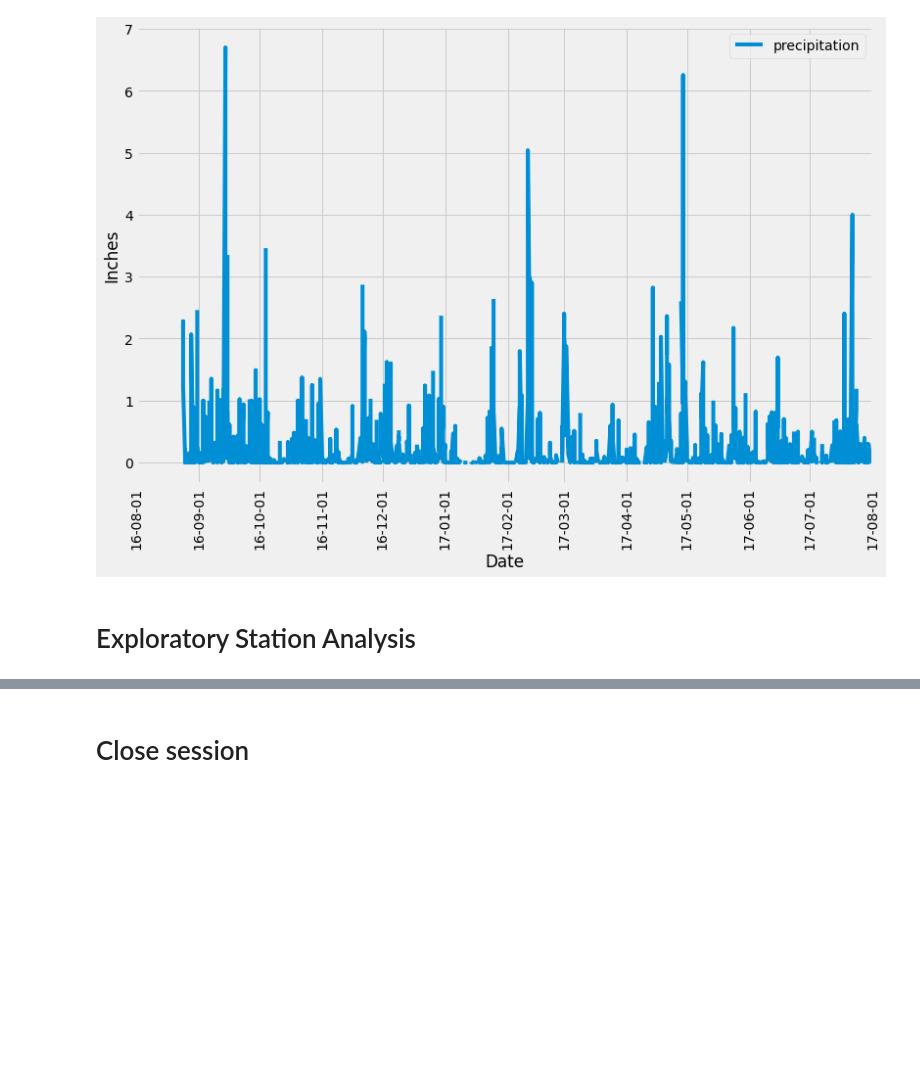
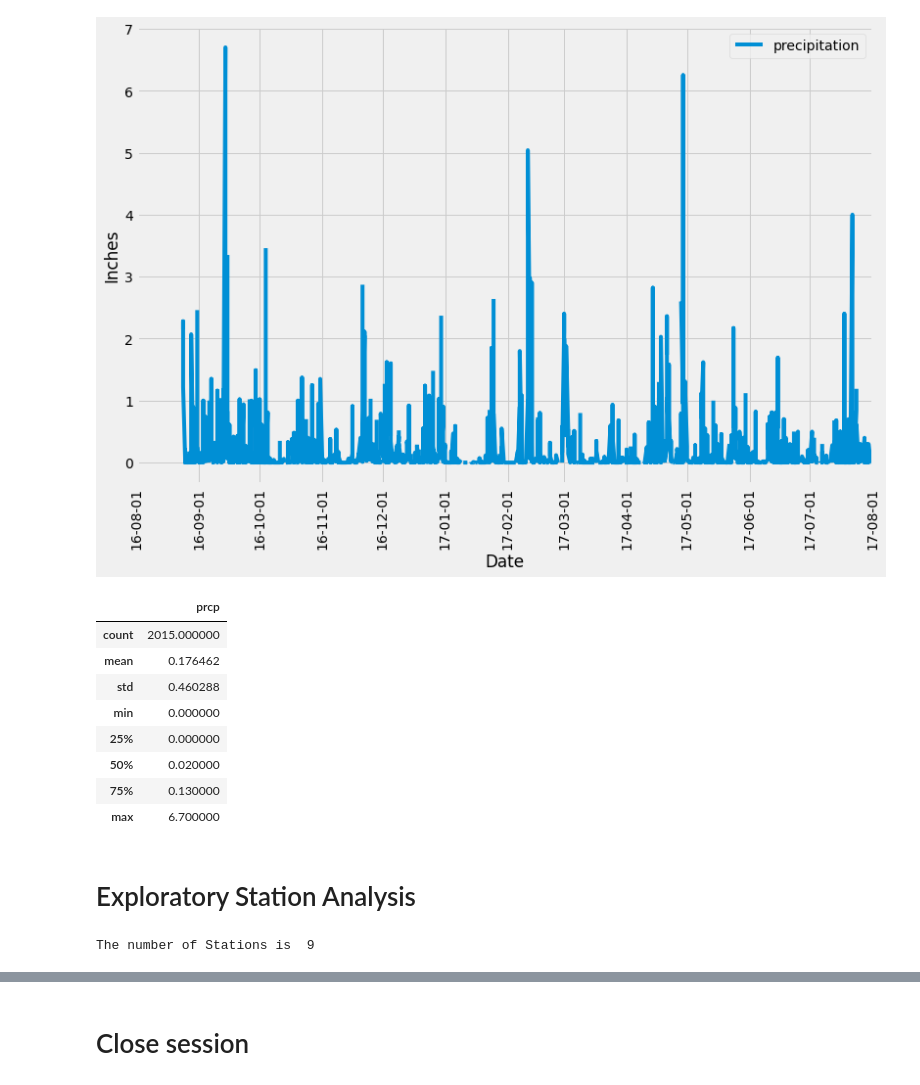
Before and after one commit to usa4148/sqlalchemy-challenge, a Jupyter notebook: climate_starter.ipynb, the cells around one changed output, grey strips where cells are left out. Cells and saved outputs as stored; diff of their text form; code cells hidden in the pictures; blank space fills up the shorter version.

```diff
--- a/climate_starter.ipynb
+++ b/climate_starter.ipynb
@@ -103,4 +117,27 @@ plt.show();
+# %%
+# Use Pandas to calcualte the summary statistics for the precipitation data
+sorted_dfres.describe()
+#query2 = session.query(Measurement).order_by(Measurement.date())
+#results2 = session.query(Measurement.station, Measurement.date, Measurement.prcp)
+#measure_df = pd.read_sql(results2.statement, results2.session.bind)
+#grouped_measure_df = measure_df.groupby(['station'],['date'])
+#grouped_measure_df
+sorted_dfres.describe()
+# %% [output]
+|  | prcp |
+| count | 2015.000000 |
+| mean | 0.176462 |
+| std | 0.460288 |
+| min | 0.000000 |
+| 25% | 0.000000 |
+| 50% | 0.020000 |
+| 75% | 0.130000 |
+| max | 6.700000 |
 # %% [markdown]
 # Exploratory Station Analysis
 # %%
 # Design a query to calculate the total number stations in the dataset
+query = session.query(Station.station).count()
+print("The number of Stations is ", query)
+# %% [output]
+The number of Stations is  9
```
Also changed, not shown: parts of 6 cells of this notebook.
